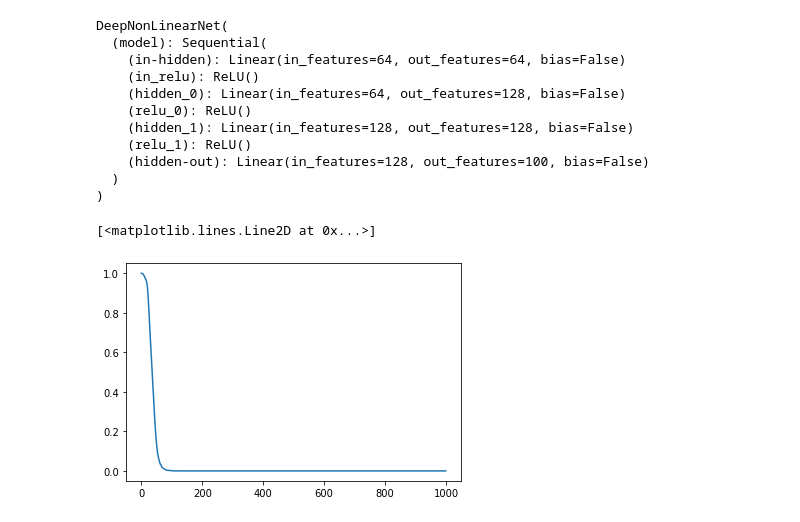
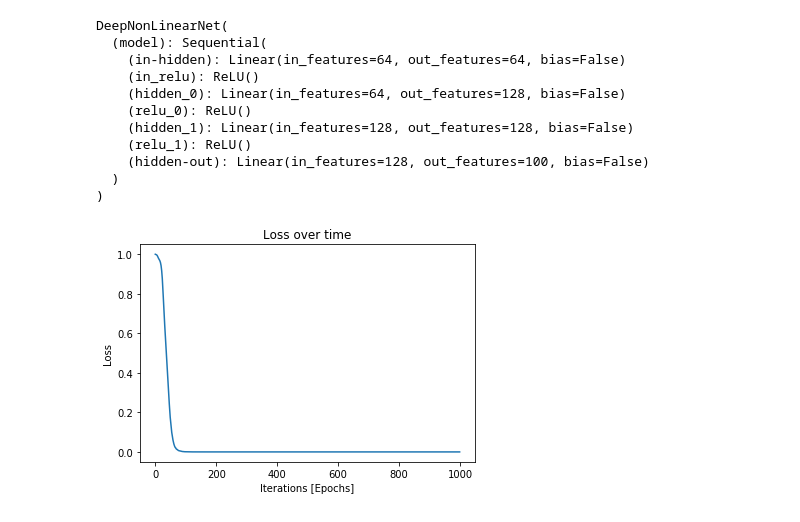
Before and after one commit to DorotheaMueller/mhbf, a Jupyter notebook: skeleton-comp-practical.ipynb, the cells around one changed output. Drawn from its saved outputs; the diff is of its cells as text; code cells hidden in the pictures.

```diff
--- a/skeleton-comp-practical.ipynb
+++ b/skeleton-comp-practical.ipynb
@@ -520,8 +508,11 @@ loss_log, singular_vals = linear_net_learning(d_nl, mse_loss, SDG_optimizer, num
-# %%
-plt.plot(loss_log)
-# %% [output]
-[<matplotlib.lines.Line2D at 0x...>]
-[figure, removed]
+# %%
+# Reassuring that the network trains...
+plt.plot(loss_log_relu)
+plt.ylabel("Loss")
+plt.xlabel("Iterations [Epochs]")
+plt.title("Loss over time");
+# %% [output]
+[figure, added]
 # %%
 fig, axs = plt.subplots(8, 8, figsize = (15, 15), sharex = True)
 
```
Also changed, not shown: parts of 20 cells of this notebook.
